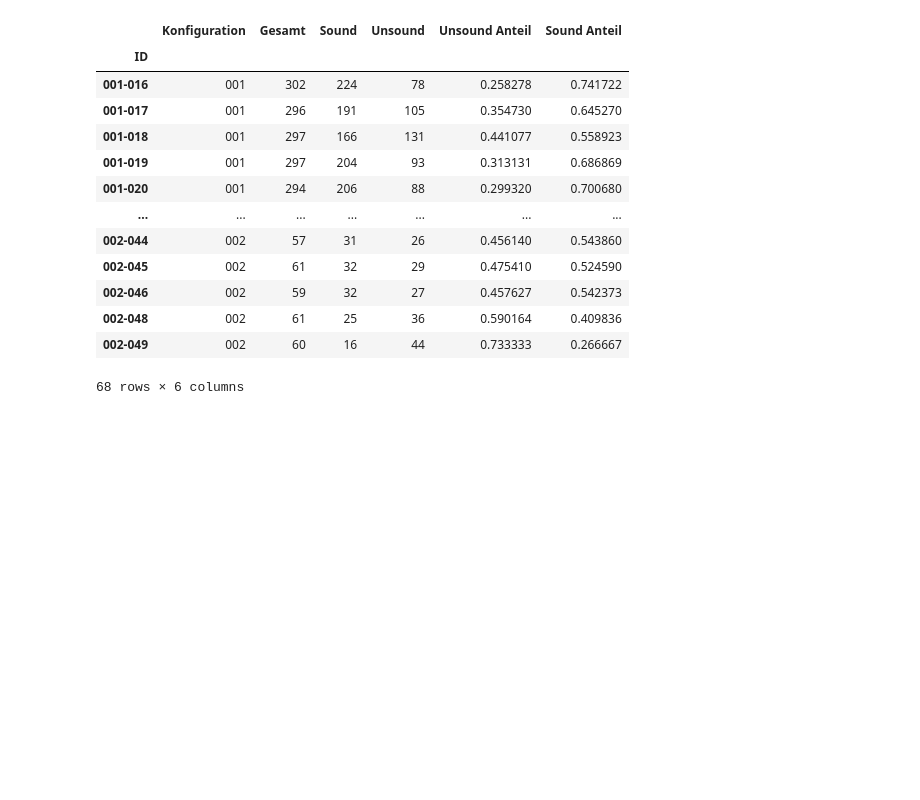
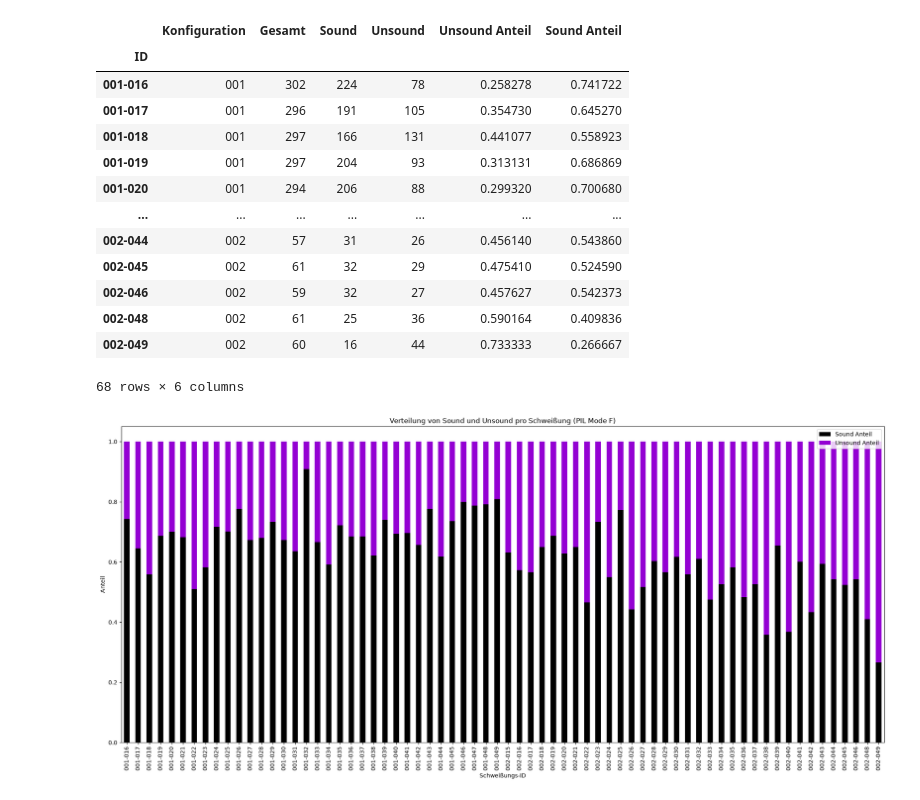
Before and after one commit to molnarkop04/industrial-ai-timeseries, a Jupyter notebook: projects/laser_welding_quality/notebooks/laserWelding.ipynb, the cells around one changed output. Saved outputs shown, nothing was run; the diff lists cells and outputs as text; code cells hidden in the pictures; blank space fills up the shorter version.

Commit message:
Diagram added

```diff
--- a/projects/laser_welding_quality/notebooks/laserWelding.ipynb
+++ b/projects/laser_welding_quality/notebooks/laserWelding.ipynb
@@ -1313,3 +1313,17 @@ display(weldStatistikF)
 | 002-048 | 002 | 61 | 25 | 36 | 0.590164 | 0.409836 |
 | 002-049 | 002 | 60 | 16 | 44 | 0.733333 | 0.266667 |
 68 rows × 6 columns
+# %%
+weldStatistikF[["Sound Anteil", "Unsound Anteil"]].plot(
+    kind="bar",
+    stacked = True,
+    figsize=(24, 10),
+    color = ["black", "darkviolet"]
+)
+
+plt.xlabel("Schweißungs-ID")
+plt.ylabel("Anteil")
+plt.title("Verteilung von Sound und Unsound pro Schweißung (PIL Mode F)")
+plt.show()
+# %% [output]
+[figure, added]
```
